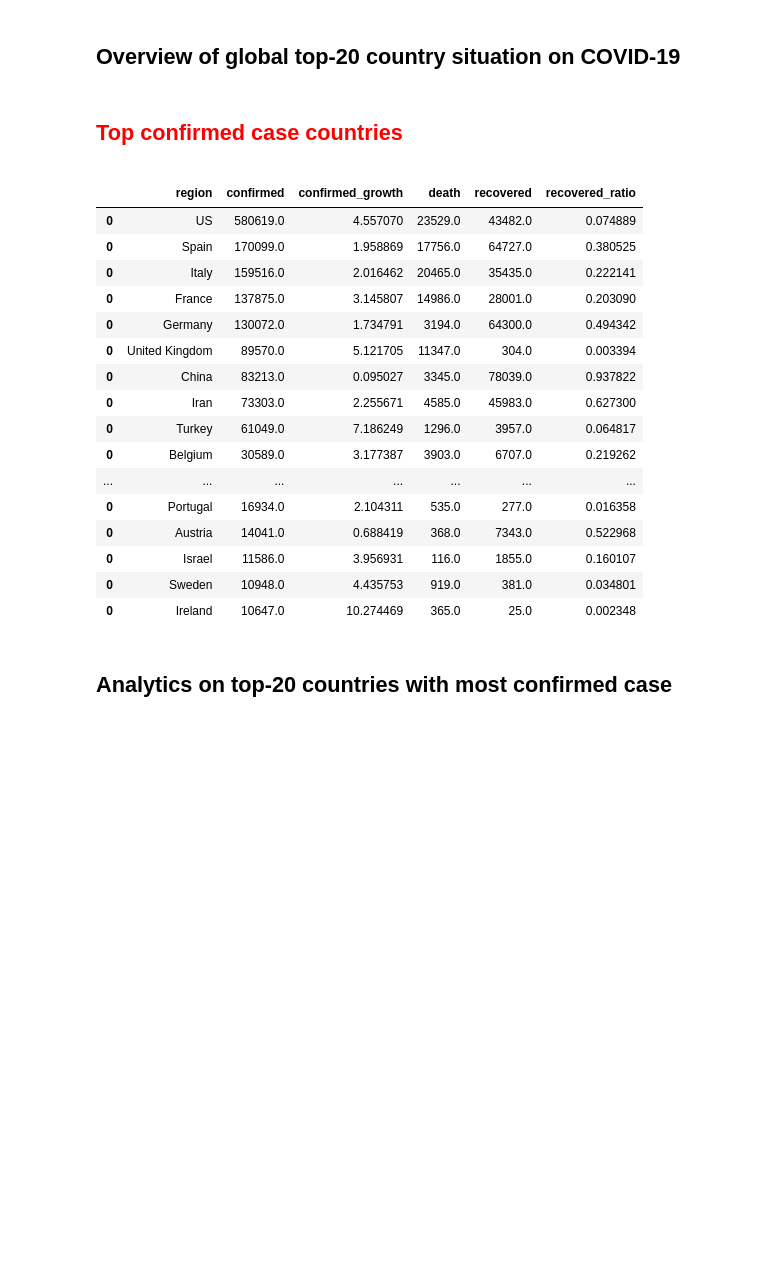
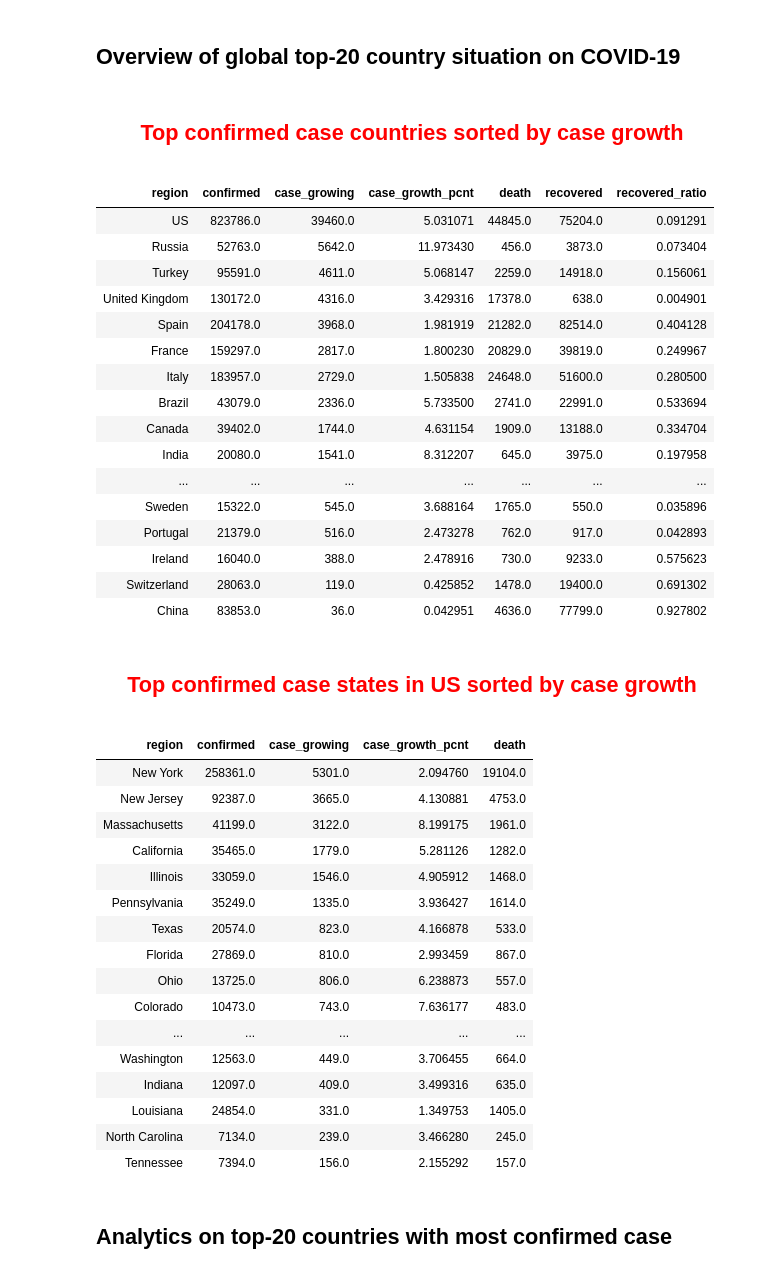
Before and after one commit to chainmaporg/covid-19-analytics, a Jupyter notebook: find_confirmed.ipynb, the cells around one changed output. Saved outputs shown, nothing was run; the diff lists cells and outputs as text; code cells hidden in the pictures; blank space fills up the shorter version.

```diff
--- a/find_confirmed.ipynb
+++ b/find_confirmed.ipynb
@@ -18,6 +18,8 @@ import matplotlib.pyplot as plt
 import warnings
 from IPython.display import Markdown
 warnings.filterwarnings('ignore')
+pd.set_option('display.max_columns', None)
+pd.set_option('display.max_colwidth', -1)
 # %%
 backdays = 10
 # %%
@@ -52,7 +54,7 @@ def barchart2text(color, df, x_fld, y_fld, huef, xlabel, ylabel, chartname):
     ax.set(xlabel=xlabel, ylabel=ylabel)
     ax.set_title(chartname)
     for p in ax.patches:
-        ax.annotate(format(p.get_height(), '.1f'), (p.get_x() + p.get_width() / 2., p.get_height()), ha = 'center', va = 'center', xytext = (0, 10), textcoords = 'offset points')
+        ax.annotate(format(p.get_height(), '.0f'), (p.get_x() + p.get_width() / 2., p.get_height()), ha = 'center', va = 'center', xytext = (0, 10), textcoords = 'offset points')
     plt.xticks(rotation='vertical')
     plt.tight_layout()
     plt.legend(loc='center left',bbox_to_anchor=(1.0, 0.5))
@@ -64,8 +66,8 @@ def chart(daily_df, fld):
         ax = sns.lineplot(x="day", y=fld, data=daily_df)
     else:
         ax = sns.barplot(x="day", y=fld, data=daily_df, palette=["lightblue"])
-    if(fld.find("_growth")>0):
-        ylabel = "daily growth (%)"
+    if(fld.find("_growth_pcnt")>0):
+        ylabel = "daily growth percentage"
     else:
         ylabel = "daily case count"
 
@@ -81,8 +83,8 @@ def chart(daily_df, fld):
 def linechart(daily_df, fld):
     t=daily_df.iloc[0]["region"]
     ax = sns.lineplot(x="day", y=fld, data=daily_df)
-    if(fld.find("_growth")>0):
-        ylabel = "daily growth (%)"
+    if(fld.find("_growth_pcnt")>0):
+        ylabel = "daily growth percentage"
     else:
         ylabel = "daily case count"
 
@@ -628,34 +724,56 @@ def all_run(idx):
 # %%
 display(HTML("""
 <style>
 .output {
-    align-items: center;
-    text-align: center;
+    align-items: left;
+    text-align: left;
+}
+table.dataframe td, table.dataframe th {
+    border: 1px  black solid !important;
+  color: black !important;
 }
 </style>
 """))
 
 
 all_run(1)
 # %% [output]
-Top confirmed case countries
+Top confirmed case countries sorted by case growth
-|  | region | confirmed | confirmed_growth | death | recovered | recovered_ratio |
-| 0 | US | 580619.0 | 4.557070 | 23529.0 | 43482.0 | 0.074889 |
-| 0 | Spain | 170099.0 | 1.958869 | 17756.0 | 64727.0 | 0.380525 |
-| 0 | Italy | 159516.0 | 2.016462 | 20465.0 | 35435.0 | 0.222141 |
-| 0 | France | 137875.0 | 3.145807 | 14986.0 | 28001.0 | 0.203090 |
-| 0 | Germany | 130072.0 | 1.734791 | 3194.0 | 64300.0 | 0.494342 |
-| 0 | United Kingdom | 89570.0 | 5.121705 | 11347.0 | 304.0 | 0.003394 |
-| 0 | China | 83213.0 | 0.095027 | 3345.0 | 78039.0 | 0.937822 |
-| 0 | Iran | 73303.0 | 2.255671 | 4585.0 | 45983.0 | 0.627300 |
-| 0 | Turkey | 61049.0 | 7.186249 | 1296.0 | 3957.0 | 0.064817 |
-| 0 | Belgium | 30589.0 | 3.177387 | 3903.0 | 6707.0 | 0.219262 |
+| region | confirmed | case_growing | case_growth_pcnt | death | recovered | recovered_ratio |
+| US | 823786.0 | 39460.0 | 5.031071 | 44845.0 | 75204.0 | 0.091291 |
+| Russia | 52763.0 | 5642.0 | 11.973430 | 456.0 | 3873.0 | 0.073404 |
+| Turkey | 95591.0 | 4611.0 | 5.068147 | 2259.0 | 14918.0 | 0.156061 |
+| United Kingdom | 130172.0 | 4316.0 | 3.429316 | 17378.0 | 638.0 | 0.004901 |
+| Spain | 204178.0 | 3968.0 | 1.981919 | 21282.0 | 82514.0 | 0.404128 |
+| France | 159297.0 | 2817.0 | 1.800230 | 20829.0 | 39819.0 | 0.249967 |
+| Italy | 183957.0 | 2729.0 | 1.505838 | 24648.0 | 51600.0 | 0.280500 |
+| Brazil | 43079.0 | 2336.0 | 5.733500 | 2741.0 | 22991.0 | 0.533694 |
+| Canada | 39402.0 | 1744.0 | 4.631154 | 1909.0 | 13188.0 | 0.334704 |
+| India | 20080.0 | 1541.0 | 8.312207 | 645.0 | 3975.0 | 0.197958 |
 | ... | ... | ... | ... | ... | ... | ... |
-| 0 | Portugal | 16934.0 | 2.104311 | 535.0 | 277.0 | 0.016358 |
-| 0 | Austria | 14041.0 | 0.688419 | 368.0 | 7343.0 | 0.522968 |
-| 0 | Israel | 11586.0 | 3.956931 | 116.0 | 1855.0 | 0.160107 |
-| 0 | Sweden | 10948.0 | 4.435753 | 919.0 | 381.0 | 0.034801 |
-| 0 | Ireland | 10647.0 | 10.274469 | 365.0 | 25.0 | 0.002348 |
+| Sweden | 15322.0 | 545.0 | 3.688164 | 1765.0 | 550.0 | 0.035896 |
+| Portugal | 21379.0 | 516.0 | 2.473278 | 762.0 | 917.0 | 0.042893 |
+| Ireland | 16040.0 | 388.0 | 2.478916 | 730.0 | 9233.0 | 0.575623 |
+| Switzerland | 28063.0 | 119.0 | 0.425852 | 1478.0 | 19400.0 | 0.691302 |
+| China | 83853.0 | 36.0 | 0.042951 | 4636.0 | 77799.0 | 0.927802 |
+Top confirmed case states in US sorted by case growth
+| region | confirmed | case_growing | case_growth_pcnt | death |
+| New York | 258361.0 | 5301.0 | 2.094760 | 19104.0 |
+| New Jersey | 92387.0 | 3665.0 | 4.130881 | 4753.0 |
+| Massachusetts | 41199.0 | 3122.0 | 8.199175 | 1961.0 |
+| California | 35465.0 | 1779.0 | 5.281126 | 1282.0 |
+| Illinois | 33059.0 | 1546.0 | 4.905912 | 1468.0 |
+| Pennsylvania | 35249.0 | 1335.0 | 3.936427 | 1614.0 |
+| Texas | 20574.0 | 823.0 | 4.166878 | 533.0 |
+| Florida | 27869.0 | 810.0 | 2.993459 | 867.0 |
+| Ohio | 13725.0 | 806.0 | 6.238873 | 557.0 |
+| Colorado | 10473.0 | 743.0 | 7.636177 | 483.0 |
+| ... | ... | ... | ... | ... |
+| Washington | 12563.0 | 449.0 | 3.706455 | 664.0 |
+| Indiana | 12097.0 | 409.0 | 3.499316 | 635.0 |
+| Louisiana | 24854.0 | 331.0 | 1.349753 | 1405.0 |
+| North Carolina | 7134.0 | 239.0 | 3.466280 | 245.0 |
+| Tennessee | 7394.0 | 156.0 | 2.155292 | 157.0 |
 # %% [markdown]
 <h2>Analytics on top-20 countries with most confirmed case </h2>
 # %%
```
Also changed, not shown: parts of 16 cells of this notebook.
